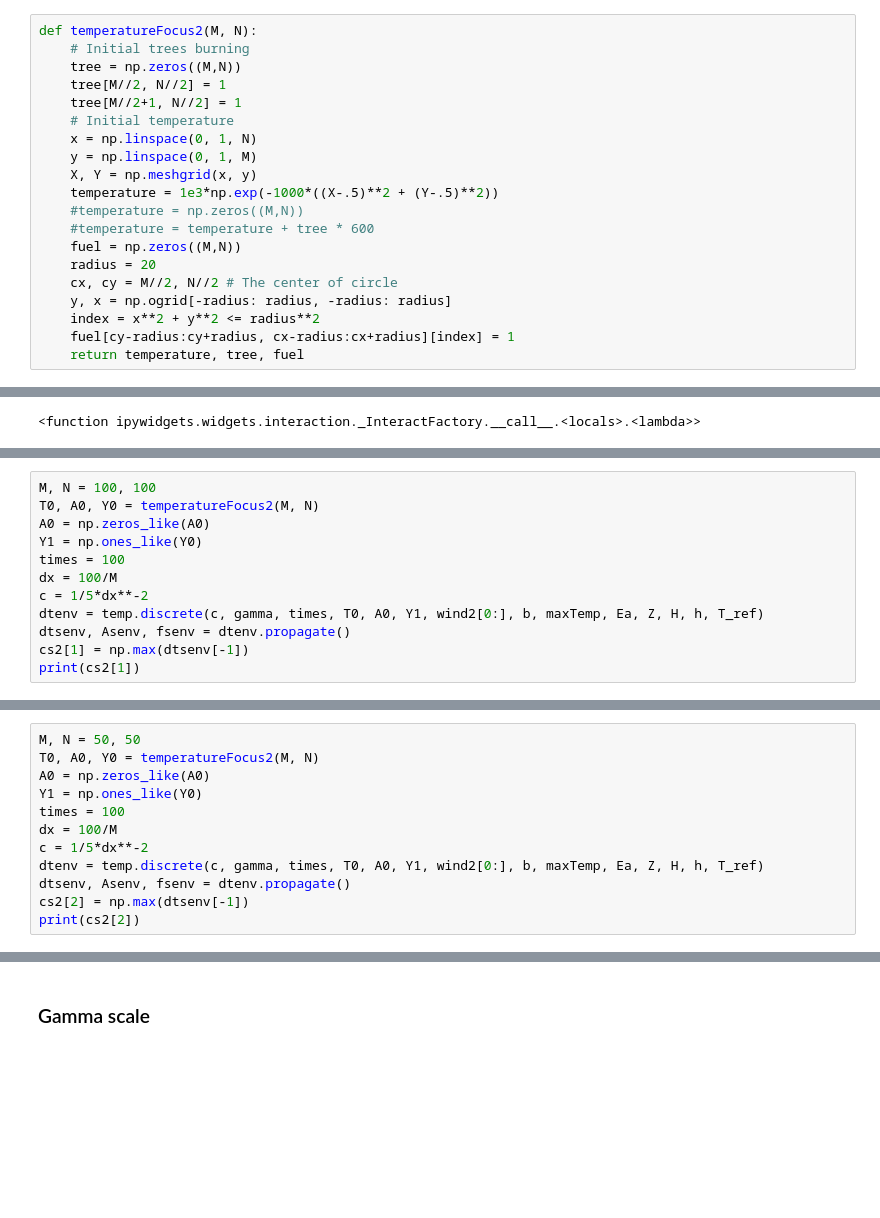
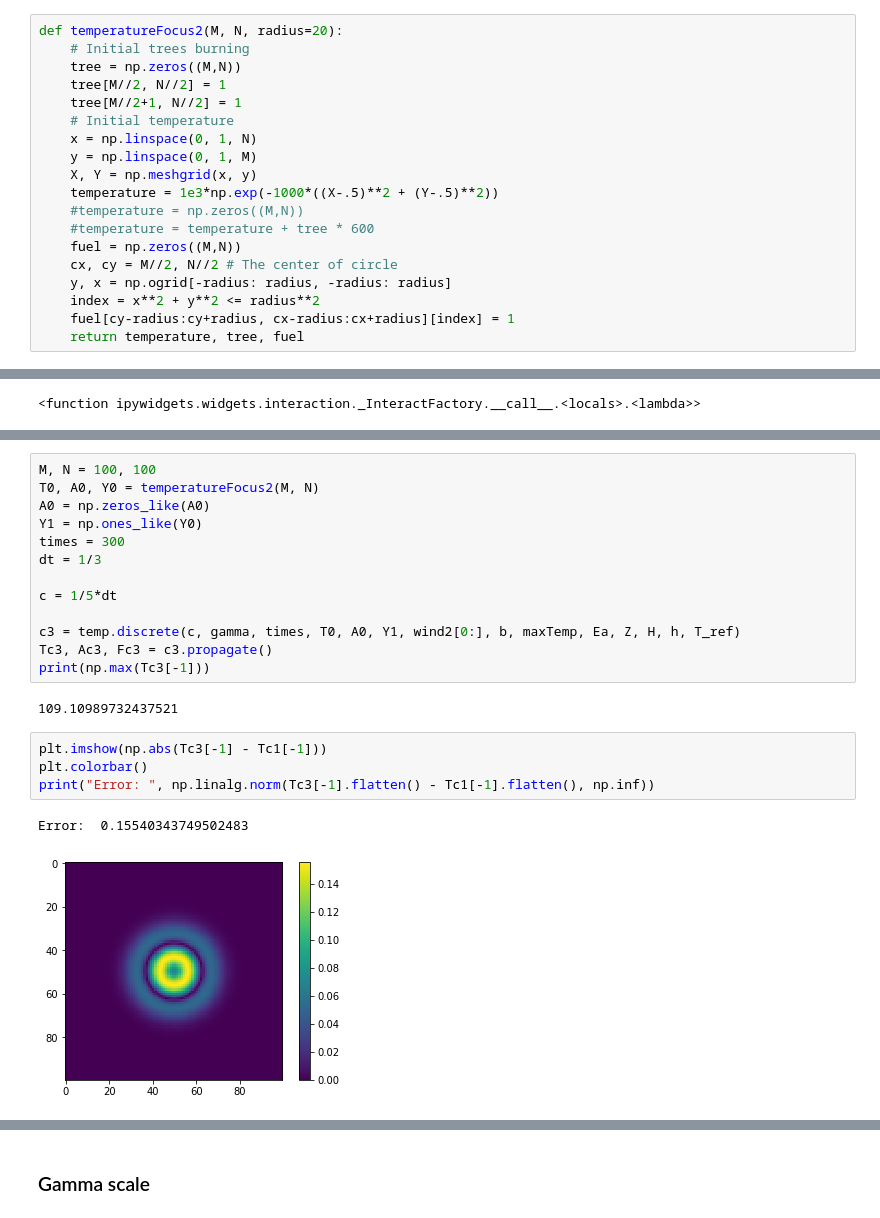
Before and after one commit to dsanmartin/INF383-PJ, a Jupyter notebook: model.ipynb, the cells around one changed output, grey strips where cells are left out. Drawn from its saved outputs; the diff is of its cells as text; blank space fills up the shorter version.

Commit message:
Working in plots

```diff
--- a/model.ipynb
+++ b/model.ipynb
@@ -147,7 +145,7 @@ def temperatureFocus(M, N):
     temperature = temperature + A * 600
     return temperature, A
 # %%
-def temperatureFocus2(M, N):
+def temperatureFocus2(M, N, radius=20):
     # Initial trees burning
     tree = np.zeros((M,N))
     tree[M//2, N//2] = 1
@@ -160,7 +158,6 @@ def temperatureFocus2(M, N):
     #temperature = np.zeros((M,N))
     #temperature = temperature + tree * 600
     fuel = np.zeros((M,N))
-    radius = 20
     cx, cy = M//2, N//2 # The center of circle
     y, x = np.ogrid[-radius: radius, -radius: radius]
     index = x**2 + y**2 <= radius**2
@@ -613,12 +347,0 @@ print(np.max(dtsenv[-1]))
-# %%
-M, N = 100, 100
-T0, A0, Y0 = temperatureFocus2(M, N)
-A0 = np.zeros_like(A0)
-Y1 = np.ones_like(Y0)
-times = 100
-dx = 100/M
-c = 1/5*dx**-2
-dtenv = temp.discrete(c, gamma, times, T0, A0, Y1, wind2[0:], b, maxTemp, Ea, Z, H, h, T_ref)
-dtsenv, Asenv, fsenv = dtenv.propagate()
-cs2[1] = np.max(dtsenv[-1])
-print(cs2[1])
@@ -627,12 +347,0 @@ print(cs2[1])
-# %%
-M, N = 50, 50
-T0, A0, Y0 = temperatureFocus2(M, N)
-A0 = np.zeros_like(A0)
-Y1 = np.ones_like(Y0)
-times = 100
-dx = 100/M
-c = 1/5*dx**-2
-dtenv = temp.discrete(c, gamma, times, T0, A0, Y1, wind2[0:], b, maxTemp, Ea, Z, H, h, T_ref)
-dtsenv, Asenv, fsenv = dtenv.propagate()
-cs2[2] = np.max(dtsenv[-1])
-print(cs2[2])
@@ -640,0 +406,22 @@ print(cs2[2])
+# %%
+M, N = 100, 100
+T0, A0, Y0 = temperatureFocus2(M, N)
+A0 = np.zeros_like(A0)
+Y1 = np.ones_like(Y0)
+times = 300
+dt = 1/3
+
+c = 1/5*dt
+
+c3 = temp.discrete(c, gamma, times, T0, A0, Y1, wind2[0:], b, maxTemp, Ea, Z, H, h, T_ref)
+Tc3, Ac3, Fc3 = c3.propagate()
+print(np.max(Tc3[-1]))
+# %% [output]
+109.10989732437521
+# %%
+plt.imshow(np.abs(Tc3[-1] - Tc1[-1]))
+plt.colorbar()
+print("Error: ", np.linalg.norm(Tc3[-1].flatten() - Tc1[-1].flatten(), np.inf))
+# %% [output]
+Error:  0.15540343749502483
+[figure, added]
```
Also changed, not shown: parts of 100 cells of this notebook.
